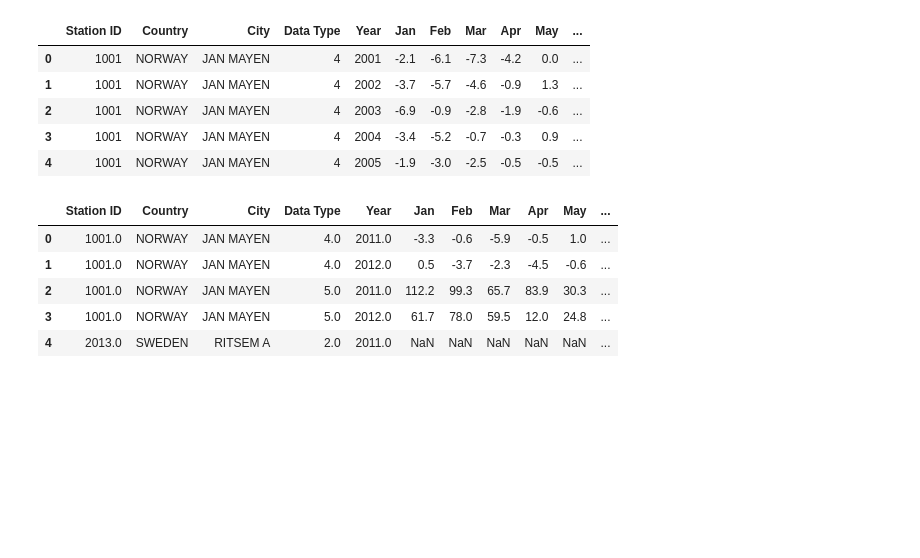
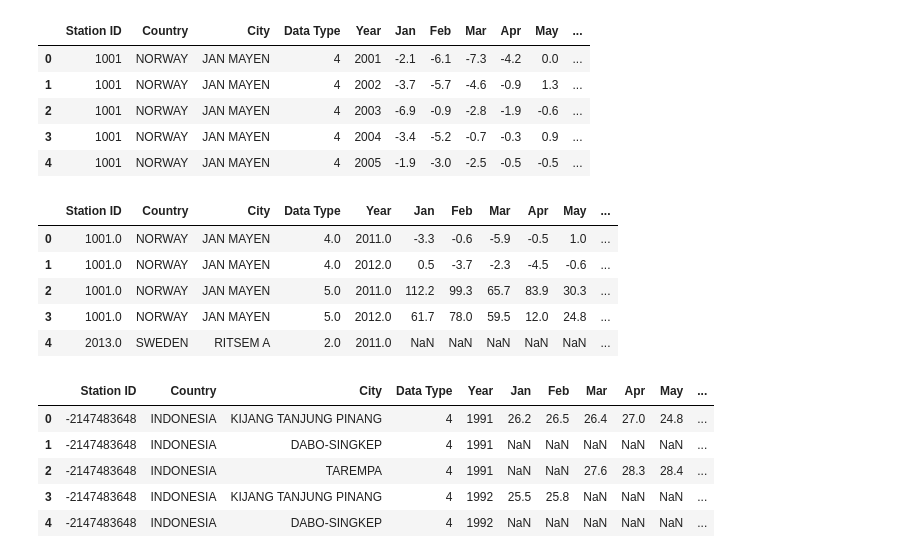
Before and after one commit to georgejieh/predicting_grape_suitability_based_on_climate_and_precipitation, a Jupyter notebook: cleaning_data.ipynb, the cells around one changed output. Cells and saved outputs as stored; diff of their text form; code cells hidden in the pictures; blank space fills up the shorter version.

Commit message:
finish cleaning weather data

```diff
--- a/cleaning_data.ipynb
+++ b/cleaning_data.ipynb
@@ -1067,3 +1069,64 @@ weather_data_2011_2016.head()
 | 2 | 1001.0 | NORWAY | JAN MAYEN | 5.0 | 2011.0 | 112.2 | 99.3 | 65.7 | 83.9 | 30.3 | ... |
 | 3 | 1001.0 | NORWAY | JAN MAYEN | 5.0 | 2012.0 | 61.7 | 78.0 | 59.5 | 12.0 | 24.8 | ... |
 | 4 | 2013.0 | SWEDEN | RITSEM A | 2.0 | 2011.0 | NaN | NaN | NaN | NaN | NaN | ... |
+# %%
+# Fix Encoding
+def read_csv_with_encoding(file_path, encoding='utf-8'):
+    try:
+        return pd.read_csv(file_path, encoding=encoding)
+    except UnicodeDecodeError:
+        # Try a different encoding
+        return pd.read_csv(file_path, encoding='ISO-8859-1')
+
+# Folder path where the CSV files are located
+folder_path = 'data/intermediate/'
+file_names = [
+    '1961_1970_weather_data.csv',
+    '1971_1980_weather_data.csv',
+    '1981_1990_weather_data.csv',
+    '1991_2000_weather_data.csv',
+    '2001_2010_weather_data.csv',
+    '2011_2016_weather_data.csv'
+]
+
+# Read and store all dataframes in a list
+dataframes = []
+for file_name in file_names:
+    file_path = os.path.join(folder_path, file_name)
+    weather_data = read_csv_with_encoding(file_path)
+    dataframes.append(weather_data)
+
+# Combine all dataframes into one
+combined_weather_data = pd.concat(dataframes, ignore_index=True)
+
+# Handle non-numeric values
+combined_weather_data['Station ID'] = pd.to_numeric(combined_weather_data['Station ID'], errors='coerce')
+combined_weather_data['Data Type'] = pd.to_numeric(combined_weather_data['Data Type'], errors='coerce')
+combined_weather_data['Year'] = pd.to_numeric(combined_weather_data['Year'], errors='coerce')
+
+# Drop rows with NaNs in these columns
+combined_weather_data.dropna(subset=['Station ID', 'Data Type', 'Year'], inplace=True)
+
+# Convert Station ID, Data Type, and Year to integers
+combined_weather_data['Station ID'] = combined_weather_data['Station ID'].astype(int)
+combined_weather_data['Data Type'] = combined_weather_data['Data Type'].astype(int)
+combined_weather_data['Year'] = combined_weather_data['Year'].astype(int)
+
+# Sort the data by Station ID, Data Type, and Year
+combined_weather_data.sort_values(by=['Station ID', 'Data Type', 'Year'], inplace=True)
+
+# Reset the index of the DataFrame
+combined_weather_data.reset_index(drop=True, inplace=True)
+
+# Save the combined data to a new CSV file
+combined_weather_data.to_csv('data/intermediate/combined_weather_data.csv', index=False)
+
+# Check Results
+combined_weather_data.head()
+# %% [output]
+|  | Station ID | Country | City | Data Type | Year | Jan | Feb | Mar | Apr | May | ... |
+| 0 | -2147483648 | INDONESIA | KIJANG TANJUNG PINANG | 4 | 1991 | 26.2 | 26.5 | 26.4 | 27.0 | 24.8 | ... |
+| 1 | -2147483648 | INDONESIA | DABO-SINGKEP | 4 | 1991 | NaN | NaN | NaN | NaN | NaN | ... |
+| 2 | -2147483648 | INDONESIA | TAREMPA | 4 | 1991 | NaN | NaN | 27.6 | 28.3 | 28.4 | ... |
+| 3 | -2147483648 | INDONESIA | KIJANG TANJUNG PINANG | 4 | 1992 | 25.5 | 25.8 | NaN | NaN | NaN | ... |
+| 4 | -2147483648 | INDONESIA | DABO-SINGKEP | 4 | 1992 | NaN | NaN | NaN | NaN | NaN | ... |
```
Also changed, not shown: parts of 5 cells of this notebook, 2 other files.
